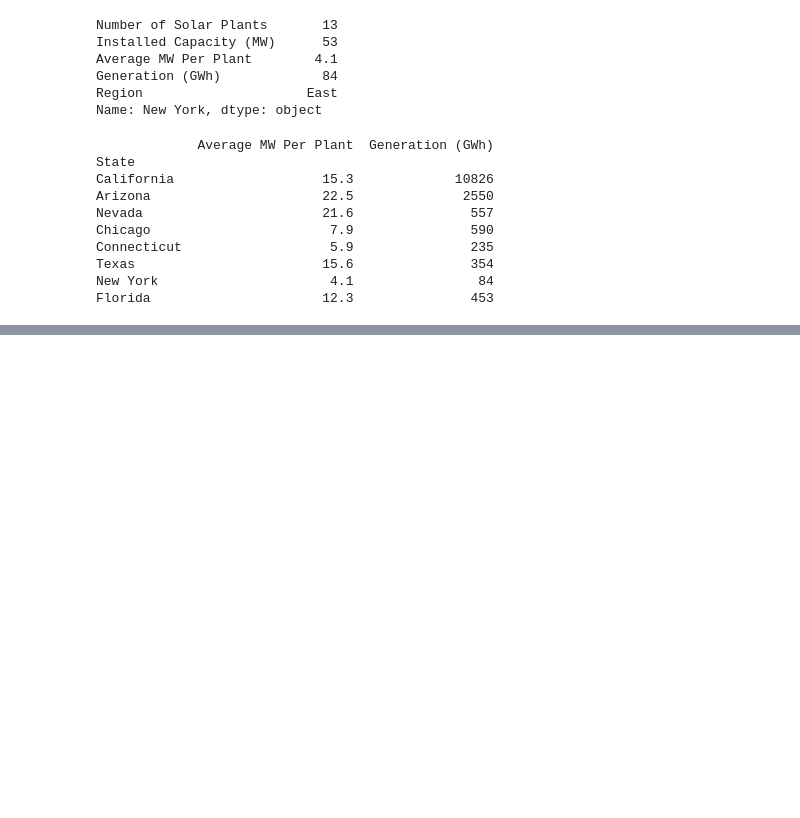
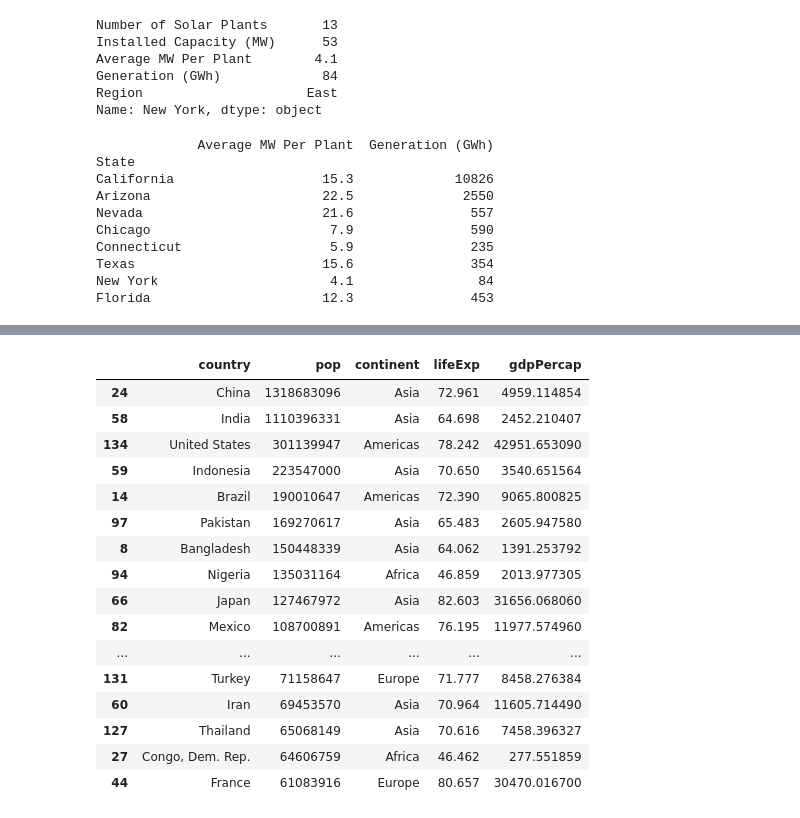
Before and after one commit to meridianthe4/python-data, a Jupyter notebook: JupyterNotebooks/pandas_assigmnet.ipynb, the cells around one changed output, grey strips where cells are left out. Cells and saved outputs as stored; diff of their text form; code cells hidden in the pictures; blank space fills up the shorter version.

```diff
--- a/JupyterNotebooks/pandas_assigmnet.ipynb
+++ b/JupyterNotebooks/pandas_assigmnet.ipynb
@@ -155,0 +423,22 @@ Florida                      12.3               453
+# %%
+# Find top 20 most populous countries
+sort_by_population =  data.sort_values(by = ["pop"], ascending = [False]).head(20)
+sort_by_population
+# %% [output]
+|  | country | pop | continent | lifeExp | gdpPercap |
+| 24 | China | 1318683096 | Asia | 72.961 | 4959.114854 |
+| 58 | India | 1110396331 | Asia | 64.698 | 2452.210407 |
+| 134 | United States | 301139947 | Americas | 78.242 | 42951.653090 |
+| 59 | Indonesia | 223547000 | Asia | 70.650 | 3540.651564 |
+| 14 | Brazil | 190010647 | Americas | 72.390 | 9065.800825 |
+| 97 | Pakistan | 169270617 | Asia | 65.483 | 2605.947580 |
+| 8 | Bangladesh | 150448339 | Asia | 64.062 | 1391.253792 |
+| 94 | Nigeria | 135031164 | Africa | 46.859 | 2013.977305 |
+| 66 | Japan | 127467972 | Asia | 82.603 | 31656.068060 |
+| 82 | Mexico | 108700891 | Americas | 76.195 | 11977.574960 |
+| ... | ... | ... | ... | ... | ... |
+| 131 | Turkey | 71158647 | Europe | 71.777 | 8458.276384 |
+| 60 | Iran | 69453570 | Asia | 70.964 | 11605.714490 |
+| 127 | Thailand | 65068149 | Asia | 70.616 | 7458.396327 |
+| 27 | Congo, Dem. Rep. | 64606759 | Africa | 46.462 | 277.551859 |
+| 44 | France | 61083916 | Europe | 80.657 | 30470.016700 |
```
Also changed, not shown: parts of 17 cells of this notebook, 1 other file.
